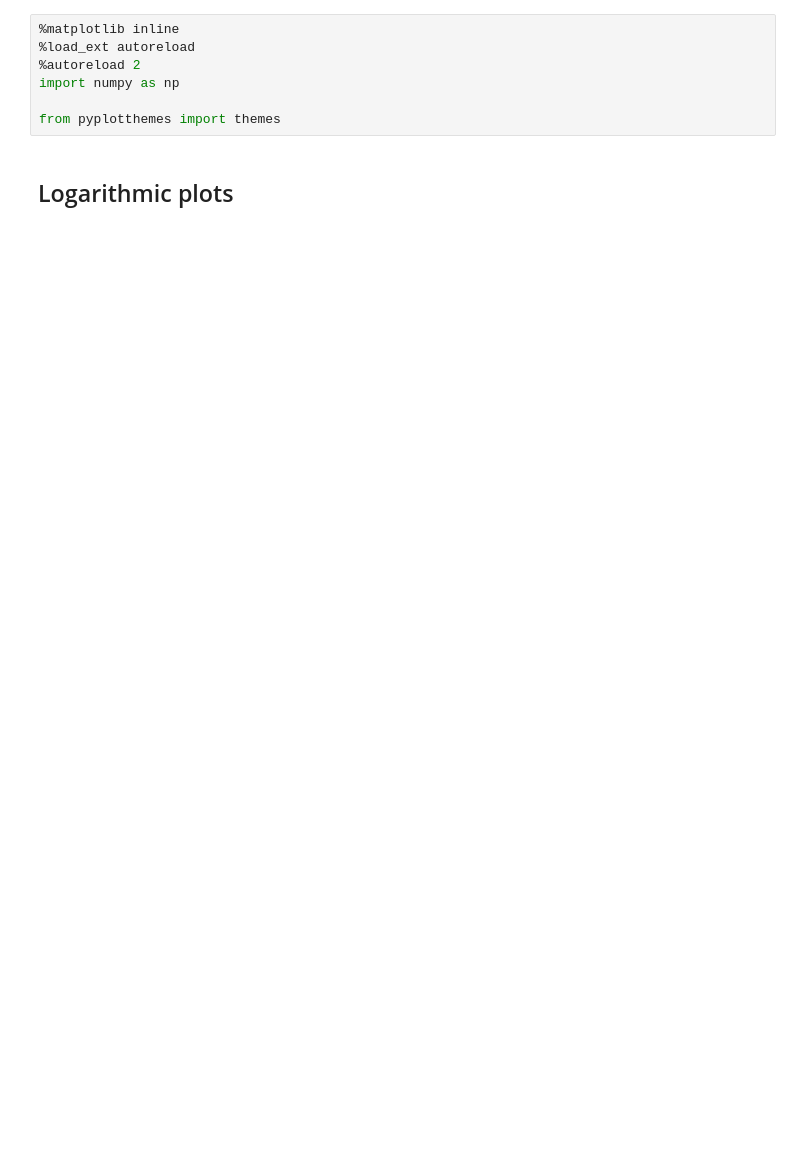
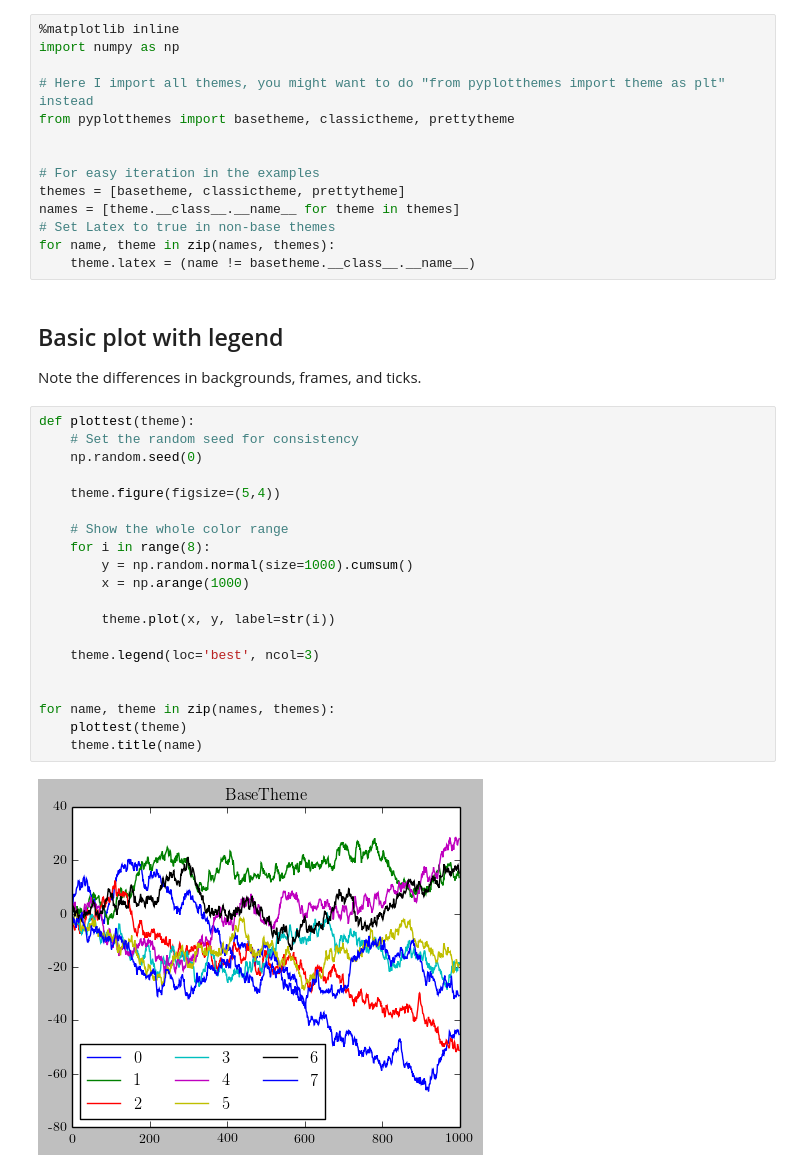
Before and after one commit to spacecowboy/pyplotthemes, a Jupyter notebook: README.ipynb, the cells around one changed output. Drawn from its saved outputs; the diff is of its cells as text; blank space fills up the shorter version.

```diff
--- a/README.ipynb
+++ b/README.ipynb
@@ -34,11 +34,42 @@ This package tries to achieve the following:
 
 # Examples
-# %%
-%matplotlib inline
-%load_ext autoreload
-%autoreload 2
-import numpy as np
-
-from pyplotthemes import themes
-# %% [markdown]
-## Logarithmic plots
+# %%
+%matplotlib inline
+import numpy as np
+
+# Here I import all themes, you might want to do "from pyplotthemes import theme as plt" instead
+from pyplotthemes import basetheme, classictheme, prettytheme
+
+
+# For easy iteration in the examples
+themes = [basetheme, classictheme, prettytheme]
+names = [theme.__class__.__name__ for theme in themes]
+# Set Latex to true in non-base themes
+for name, theme in zip(names, themes):
+    theme.latex = (name != basetheme.__class__.__name__)
+# %% [markdown]
+## Basic plot with legend
+
+Note the differences in backgrounds, frames, and ticks.
+# %%
+def plottest(theme):
+    # Set the random seed for consistency
+    np.random.seed(0)
+
+    theme.figure(figsize=(5,4))
+
+    # Show the whole color range
+    for i in range(8):
+        y = np.random.normal(size=1000).cumsum()
+        x = np.arange(1000)
+
+        theme.plot(x, y, label=str(i))
+
+    theme.legend(loc='best', ncol=3)
+
+
+for name, theme in zip(names, themes):
+    plottest(theme)
+    theme.title(name)
+# %% [output]
+[figure, added]
```
Also changed, not shown: parts of 9 cells of this notebook, 13 other files.
